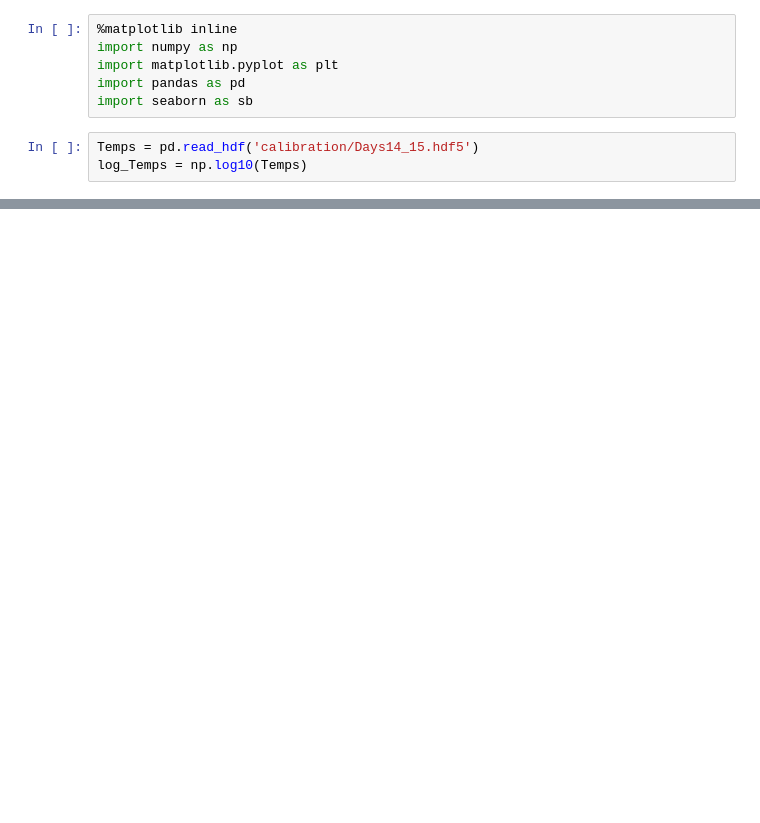
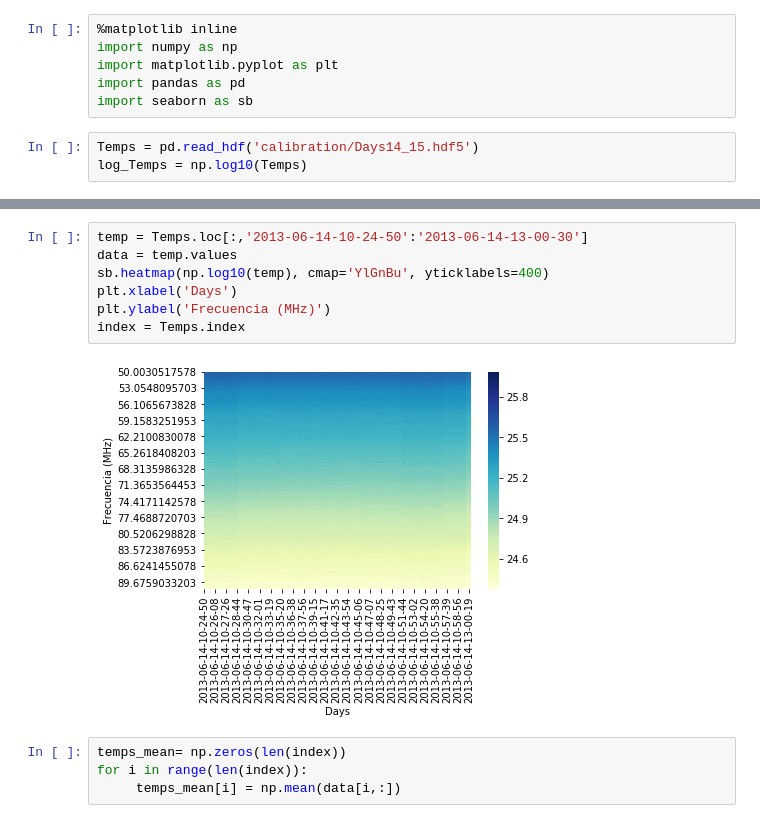
Before and after one commit to HiramHerrera/SciHi, a Jupyter notebook: calibration.ipynb, the cells around one changed output, grey strips where cells are left out. Drawn from its saved outputs; the diff is of its cells as text; blank space fills up the shorter version.

```diff
--- a/calibration.ipynb
+++ b/calibration.ipynb
@@ -40,0 +42,13 @@ temps
+# %%
+temp = Temps.loc[:,'2013-06-14-10-24-50':'2013-06-14-13-00-30']
+data = temp.values
+sb.heatmap(np.log10(temp), cmap='YlGnBu', yticklabels=400)
+plt.xlabel('Days')
+plt.ylabel('Frecuencia (MHz)')
+index = Temps.index
+# %% [output]
+[figure, added]
+# %%
+temps_mean= np.zeros(len(index))
+for i in range(len(index)):
+     temps_mean[i] = np.mean(data[i,:])
```
Also changed, not shown: parts of 9 cells of this notebook, 1 other file.
